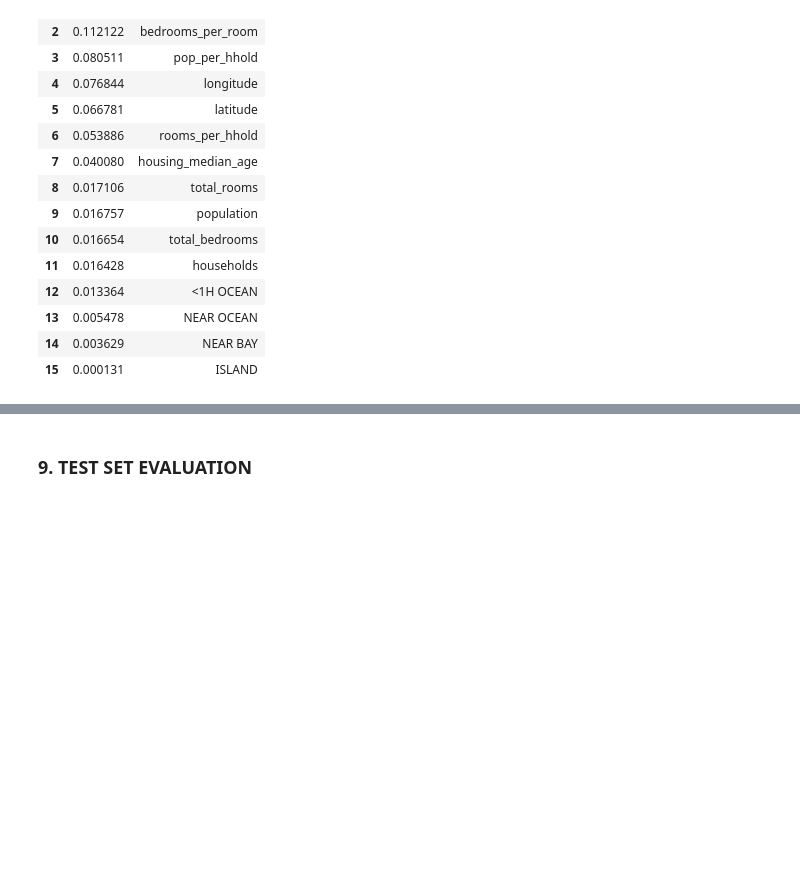
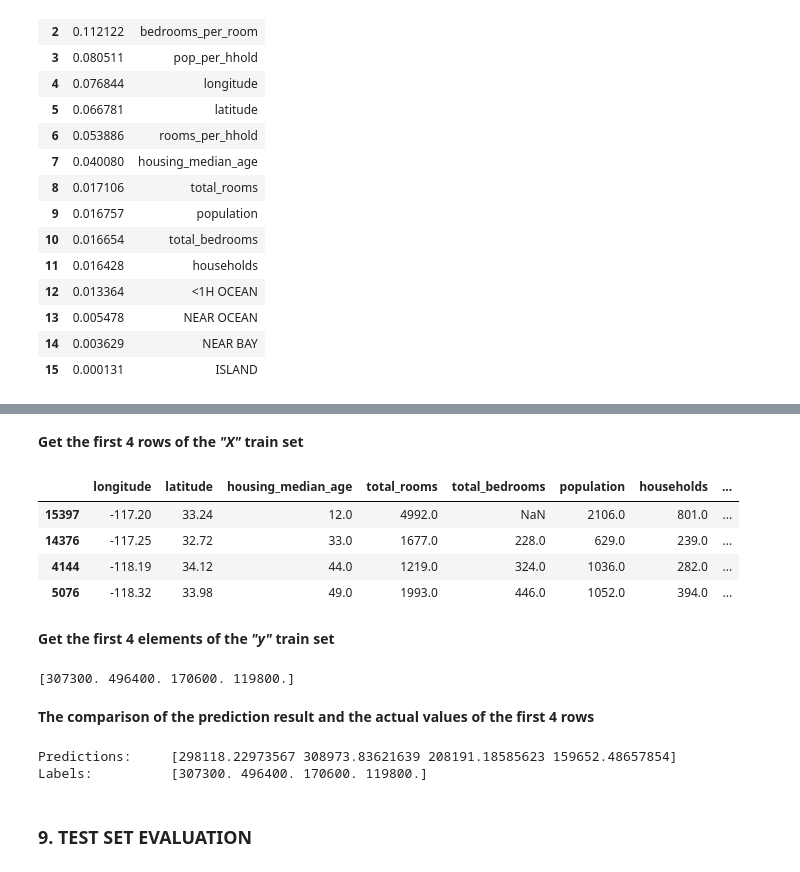
Before and after one commit to mridwanG01236399/House-Median-Value-Prediction, a Jupyter notebook: Median House Value Prediction using Linear Regression, Decision Tree, and Random Forest.ipynb, the cells around one changed output, grey strips where cells are left out. Saved outputs shown, nothing was run; the diff lists cells and outputs as text; code cells hidden in the pictures; blank space fills up the shorter version.

```diff
--- a/Median House Value Prediction using Linear Regression, Decision Tree, and Random Forest.ipynb
+++ b/Median House Value Prediction using Linear Regression, Decision Tree, and Random Forest.ipynb
@@ -1728,0 +1703,3 @@ pd.DataFrame(sorted(zip(feature_importances, attributes), reverse=True)[:k])
+# %%
+def indices_of_top_k(arr, k):
+    return np.sort(np.argpartition(np.array(arr), -k)[-k:])
@@ -1728,0 +1734,13 @@ pd.DataFrame(sorted(zip(feature_importances, attributes), reverse=True)[:k])
+# %%
+class TopFeatureSelector(BaseEstimator, TransformerMixin):
+
+    def __init__(self, feature_importances, k):
+        self.feature_importances = feature_importances
+        self.k = k
+
+    def fit(self, X, y=None):
+        self.feature_indices_ = indices_of_top_k(self.feature_importances, self.k)
+        return self
+
+    def transform(self, X):
+        return X[:, self.feature_indices_]
@@ -1728,0 +1816,6 @@ pd.DataFrame(sorted(zip(feature_importances, attributes), reverse=True)[:k])
+# %%
+prepare_select_and_predict_pipeline = Pipeline([
+    ('preparation', full_pipeline),
+    ('feature_selection', TopFeatureSelector(feature_importances, k)),
+    ('svm_reg', SVR(**rnd_search_svm.best_params_))
+])
@@ -1728,0 +1824,2 @@ pd.DataFrame(sorted(zip(feature_importances, attributes), reverse=True)[:k])
+# %%
+prepare_select_and_predict_pipeline.fit(X_housing_strat_train_set, housing_labels_train_set)
@@ -1729,3 +1844,29 @@ pd.DataFrame(sorted(zip(feature_importances, attributes), reverse=True)[:k])
+# %% [markdown]
+<b>Get the first 4 rows of the <i>"X"</i> train set</b>
+# %%
+some_data = X_housing_strat_train_set.iloc[:4]
+some_data
+# %% [output]
+|  | longitude | latitude | housing_median_age | total_rooms | total_bedrooms | population | households | ... |
+| 15397 | -117.20 | 33.24 | 12.0 | 4992.0 | NaN | 2106.0 | 801.0 | ... |
+| 14376 | -117.25 | 32.72 | 33.0 | 1677.0 | 228.0 | 629.0 | 239.0 | ... |
+| 4144 | -118.19 | 34.12 | 44.0 | 1219.0 | 324.0 | 1036.0 | 282.0 | ... |
+| 5076 | -118.32 | 33.98 | 49.0 | 1993.0 | 446.0 | 1052.0 | 394.0 | ... |
+# %% [markdown]
+<b>Get the first 4 elements of the <i>"y"</i> train set</b>
+# %%
+some_labels = housing_labels_train_set[:4]
+print(some_labels)
+# %% [output]
+[307300. 496400. 170600. 119800.]
+# %% [markdown]
+<b>The comparison of the prediction result and the actual values of the first 4 rows</b>
+# %%
+print("Predictions:\t", prepare_select_and_predict_pipeline.predict(some_data))
+print("Labels:\t\t", some_labels)
+# %% [output]
+Predictions:     [298118.22973567 308973.83621639 208191.18585623 159652.48657854]
+Labels:          [307300. 496400. 170600. 119800.]
 # %% [markdown]
 ### 9. TEST SET EVALUATION
 # %% [markdown]
```
Also changed, not shown: parts of 273 cells of this notebook.
